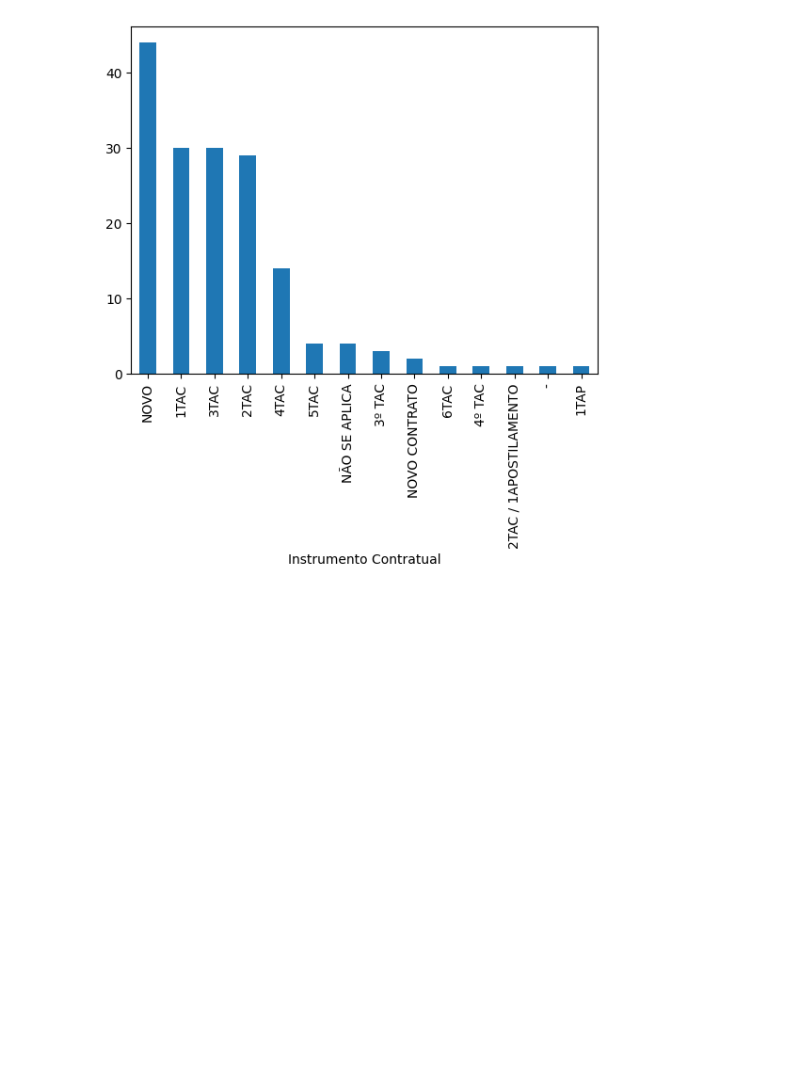
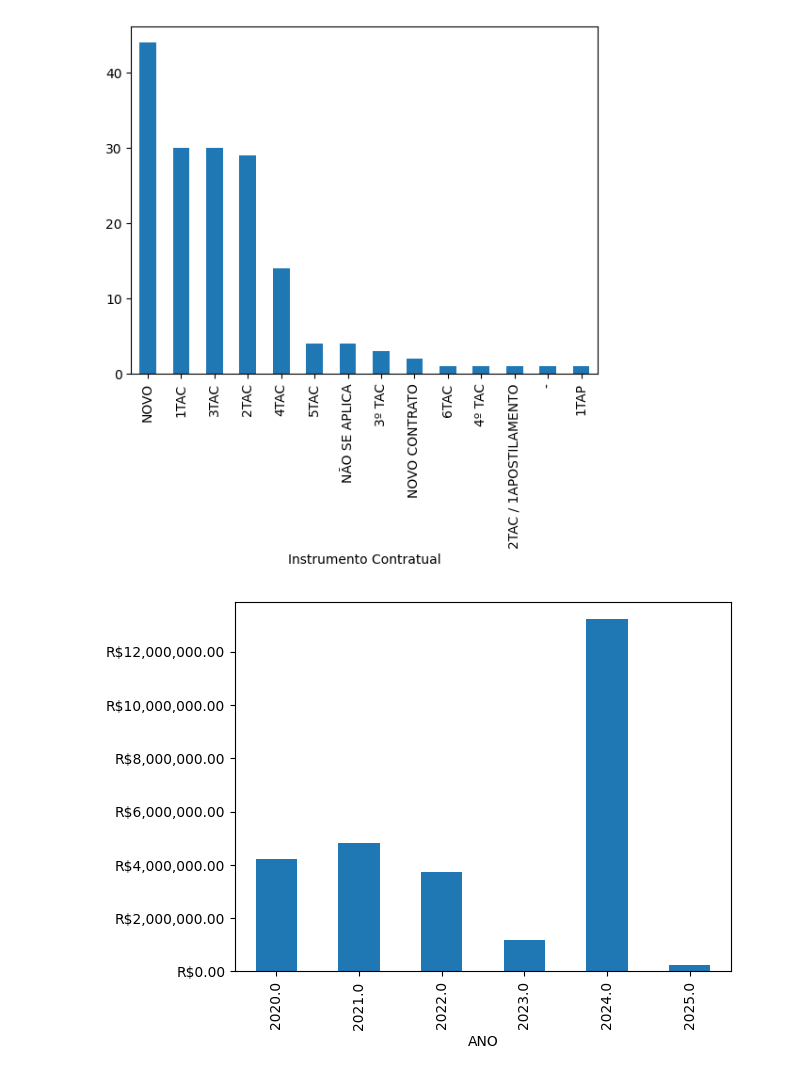
Before and after one commit to Jfdeev/Dashborad-Prodepa, a Jupyter notebook: assets/prodepa.contratos.pae.ipynb, the cells around one changed output. Cells and saved outputs as stored; diff of their text form; code cells hidden in the pictures; blank space fills up the shorter version.

Commit message:
feat: new grafh of global value

```diff
--- a/assets/prodepa.contratos.pae.ipynb
+++ b/assets/prodepa.contratos.pae.ipynb
@@ -147,3 +147,26 @@ df['Instrumento Contratual'].value_counts().plot(kind='bar')
 # %% [output]
 <Axes: xlabel='Instrumento Contratual'>
 [figure]
+# %%
+import numpy as np
+
+df['VALOR GLOBAL'] = (
+    df['VALOR GLOBAL']
+    .replace('[R$\s]', '', regex=True)  # Removendo "R$", espaços, mas NÃO a vírgula
+    .str.replace('.', '', regex=False)  # Remove os pontos de milhar
+    .str.replace(',', '.', regex=False)  # Converte a vírgula decimal em ponto
+    .apply(pd.to_numeric, errors='coerce')  # Converte para numérico
+)
+
+df = df.dropna(subset=['VALOR GLOBAL'])
+# %%
+import matplotlib.pyplot as plt
+import matplotlib.ticker as ticker
+
+ax = df.groupby("ANO")['VALOR GLOBAL'].sum().plot(kind='bar')
+
+ax.yaxis.set_major_formatter(ticker.StrMethodFormatter('R${x:,.2f}'))
+
+plt.show()
+# %% [output]
+[figure, added]
```
Also changed, not shown: parts of 1 cell of this notebook, 2 other files.
